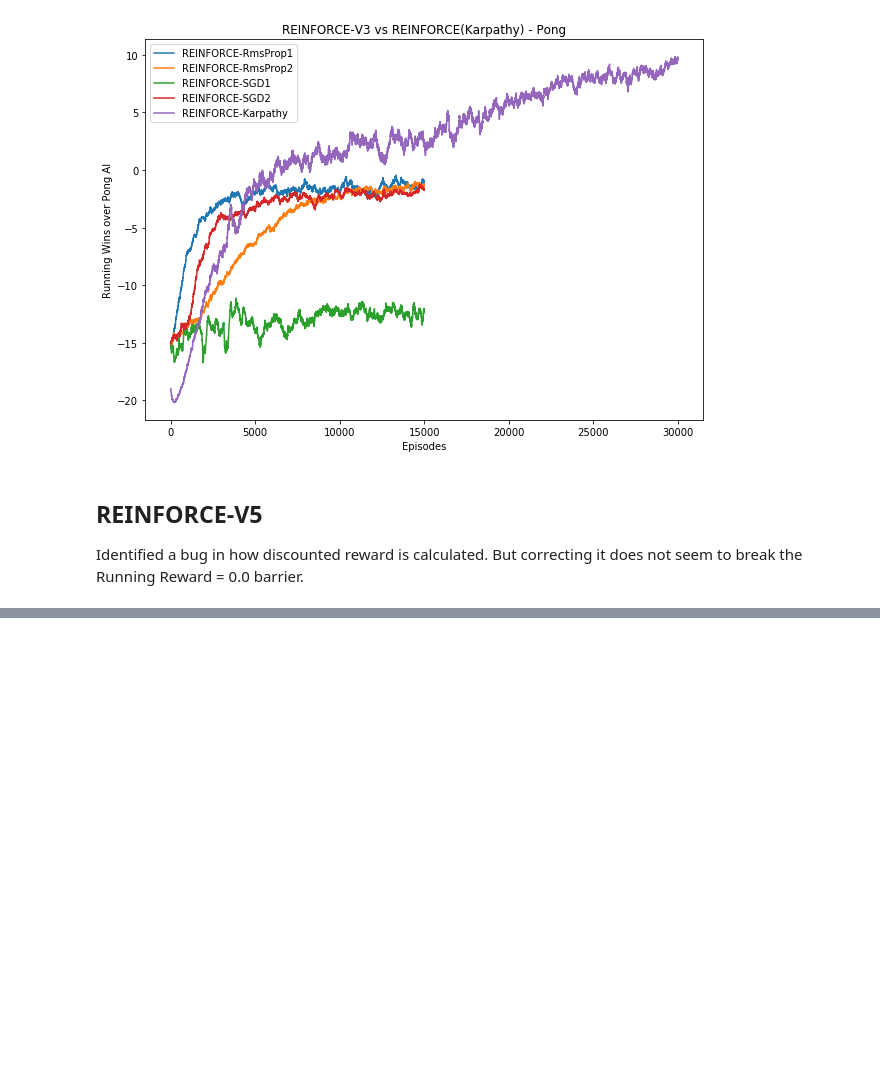
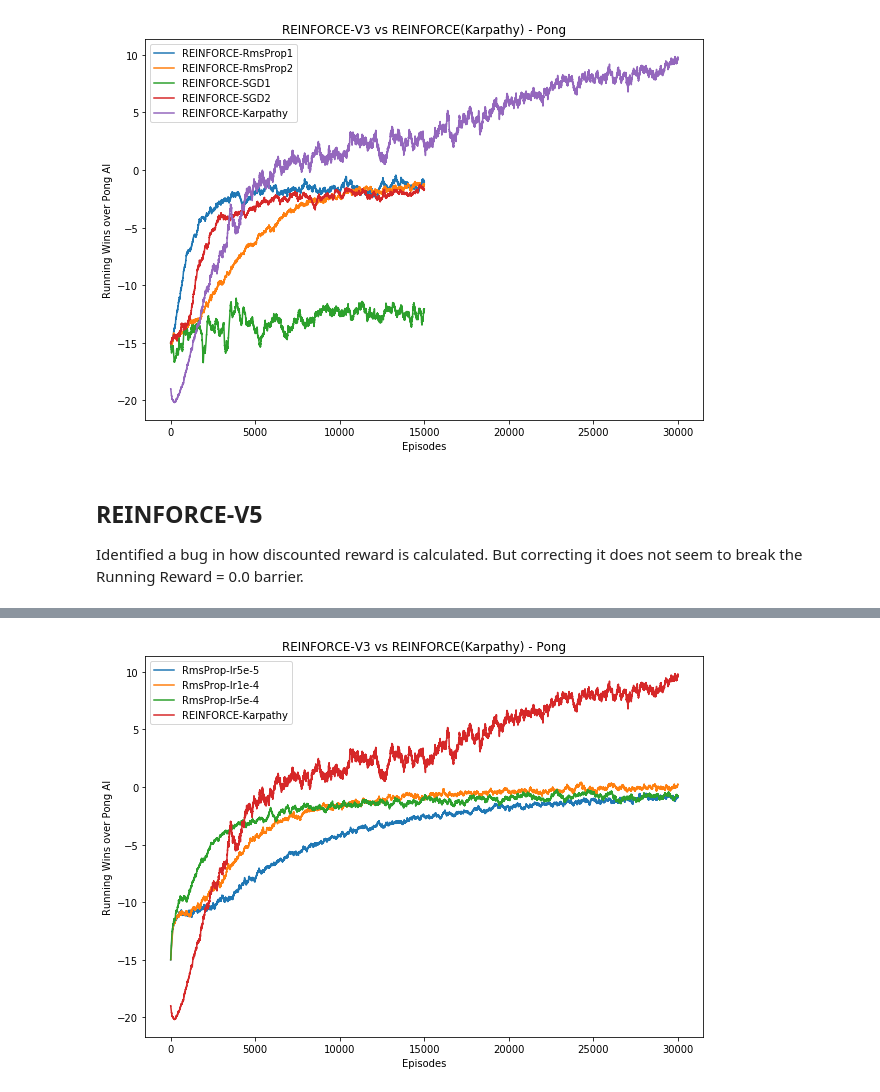
Before and after one commit to LUKELIEM/deep_rl, a Jupyter notebook: gym/reinforce.ipynb, the cells around one changed output, grey strips where cells are left out. Saved outputs shown, nothing was run; the diff lists cells and outputs as text; code cells hidden in the pictures; blank space fills up the shorter version.

Commit message:
New results in reinforce Notebook showing agent's lack of exploration --> policy local optima.

```diff
--- a/gym/reinforce.ipynb
+++ b/gym/reinforce.ipynb
@@ -1801,0 +1791,21 @@ plt.show()
+# %%
+data1 = pickle.load(open('./results/reinforce/rmsprop-lr5e-5/pong_RmsProp-lr5e-5ep=30001history.p', 'rb'))
+data2 = pickle.load(open('./results/pg-numpy/reward_history-pg-numpy-30000ep-lr-1e-3.p', 'rb'))
+data3 = pickle.load(open('./results/reinforce/rmsprop-lr1e-4/pong_RmsProp-lr1e-4ep=30001history.p', 'rb'))
+data4 = pickle.load(open('./results/reinforce/rmsprop-lr5e-4/pong_RmsProp-lr5e-4ep=30001history.p', 'rb'))
+
+# Plot out reward and running reward over training episodes
+plt.figure(figsize=(10, 7))
+
+
+plt.plot(list(range(1,len(data1)+1)), np.array(data1)[:,1], label='RmsProp-lr5e-5')
+plt.plot(list(range(1,len(data3)+1)), np.array(data3)[:,1], label='RmsProp-lr1e-4')
+plt.plot(list(range(1,len(data4)+1)), np.array(data4)[:,1], label='RmsProp-lr5e-4')
+plt.plot(list(range(1,len(data2)+1)), np.array(data2)[:,1], label='REINFORCE-Karpathy')
+plt.title('REINFORCE-V3 vs REINFORCE(Karpathy) - Pong')
+plt.xlabel('Episodes')
+plt.ylabel('Running Wins over Pong AI')
+plt.legend()
+plt.show()
+# %% [output]
+[figure, added]
```
Also changed, not shown: parts of 6 cells of this notebook, 1 other file.
